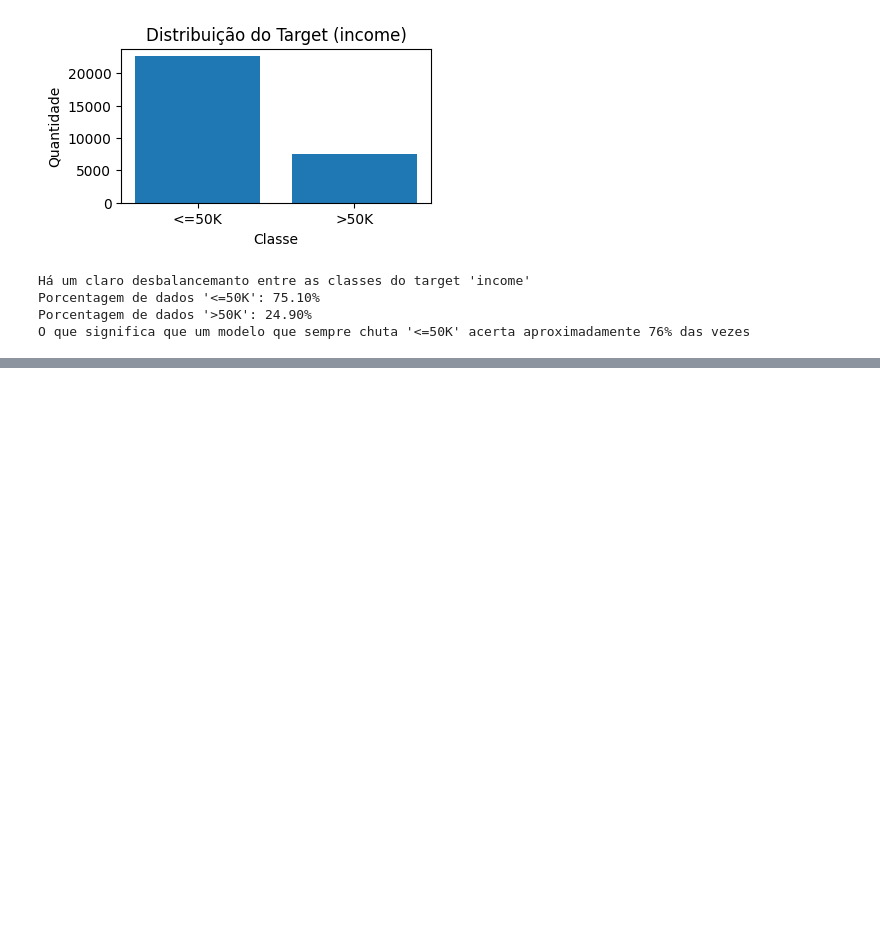
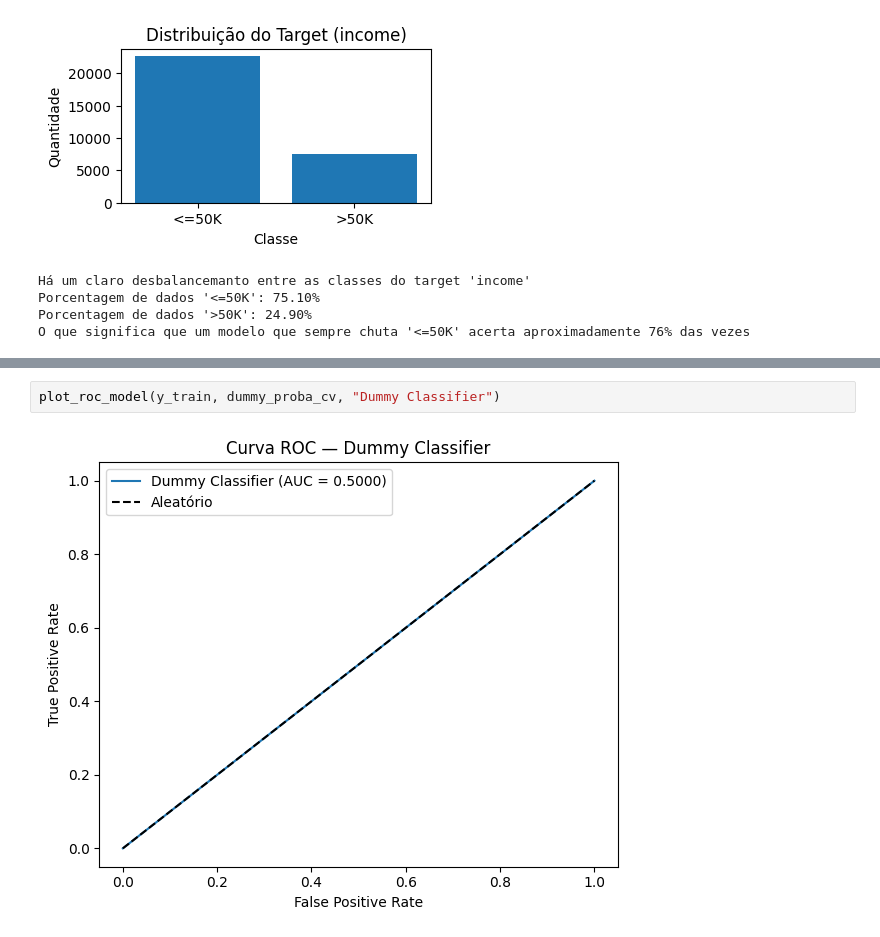
Before and after one commit to iranhonorato/APS-Machine-Learning, a Jupyter notebook: src/aps2_classificacao.ipynb, the cells around one changed output, grey strips where cells are left out. Saved outputs shown, nothing was run; the diff lists cells and outputs as text; blank space fills up the shorter version.

```diff
--- a/src/aps2_classificacao.ipynb
+++ b/src/aps2_classificacao.ipynb
@@ -382,0 +548,4 @@ O que significa que um modelo que sempre chuta '<=50K' acerta aproximadamente 76
+# %%
+plot_roc_model(y_train, dummy_proba_cv, "Dummy Classifier")
+# %% [output]
+[figure, added]
```
Also changed, not shown: parts of 70 cells of this notebook.
